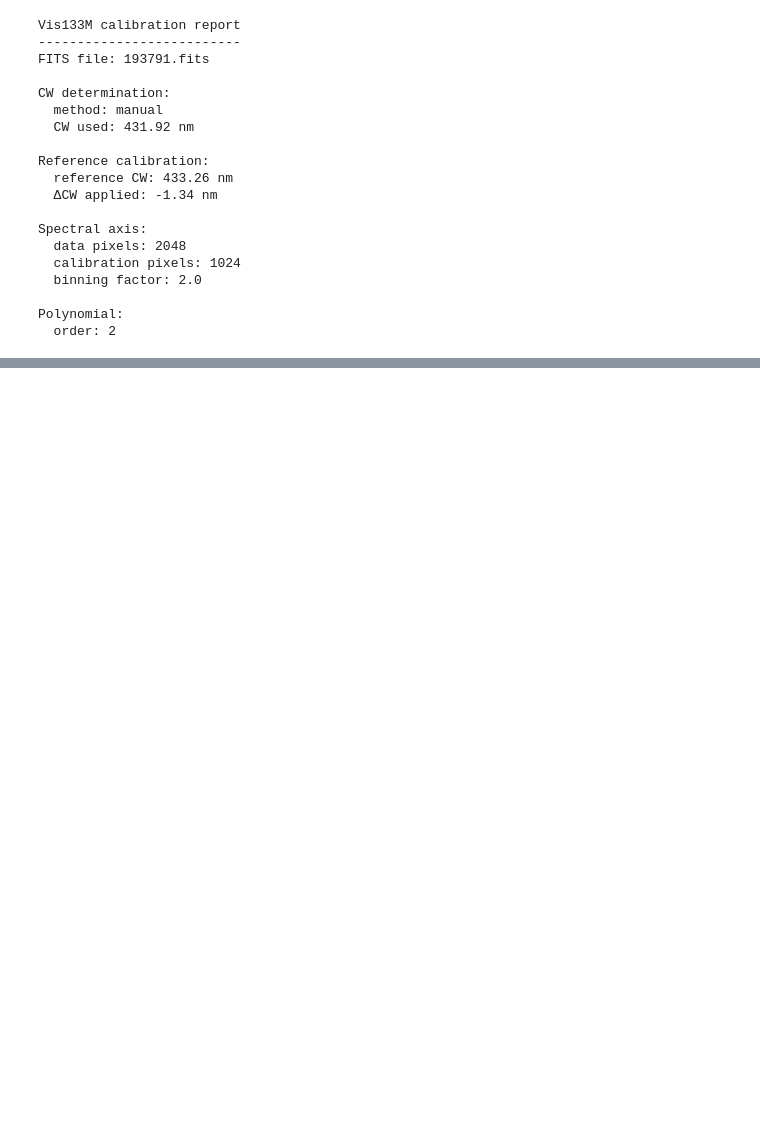
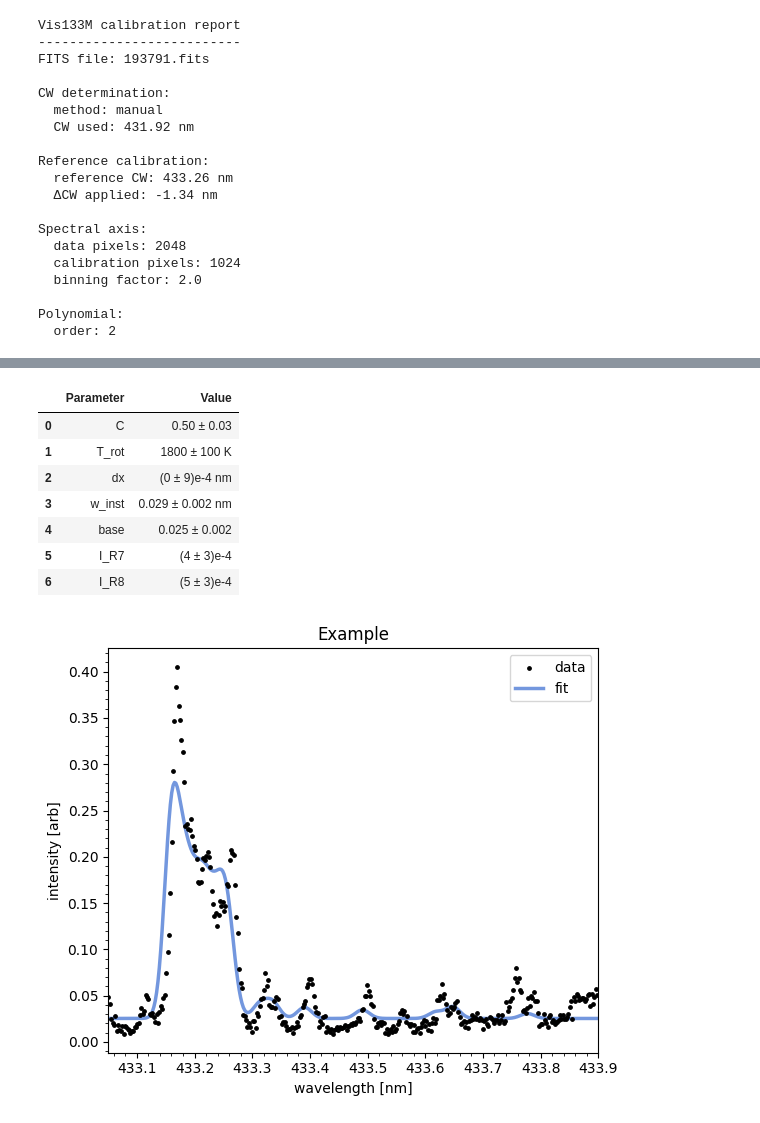
Before and after one commit to queezz/bh-molecule, a Jupyter notebook: examples/08_load_newdata.ipynb, the cells around one changed output, grey strips where cells are left out. Drawn from its saved outputs; the diff is of its cells as text; code cells hidden in the pictures; blank space fills up the shorter version.

Commit message:
examples new data fit test

```diff
--- a/examples/08_load_newdata.ipynb
+++ b/examples/08_load_newdata.ipynb
@@ -30,0 +43,25 @@ fig.show()
+# %%
+# Scale the intensity from thosands to ~1 for better fitting
+s.set_scale(0.0001837)
+s.set_dark(frame=18)
+s.set_baseline_zero(True)
+s.set_time_linspace(0,10)
+# %%
+from bh_molecule.physics import BHModel
+from bh_molecule.fit import BHFitter
+model = BHModel()
+# %%
+fitr = BHFitter(s, model, warm_start=True, weight="none")
+res = fitr.fit(frame=9, channel=31)
+display(res["summary"])
+_ = fitr.plot_single(res, title="Example")
+# %% [output]
+|  | Parameter | Value |
+| 0 | C | 0.50 ± 0.03 |
+| 1 | T_rot | 1800 ± 100 K |
+| 2 | dx | (0 ± 9)e-4 nm |
+| 3 | w_inst | 0.029 ± 0.002 nm |
+| 4 | base | 0.025 ± 0.002 |
+| 5 | I_R7 | (4 ± 3)e-4 |
+| 6 | I_R8 | (5 ± 3)e-4 |
+[figure, added]
```
Also changed, not shown: parts of 4 cells of this notebook.
